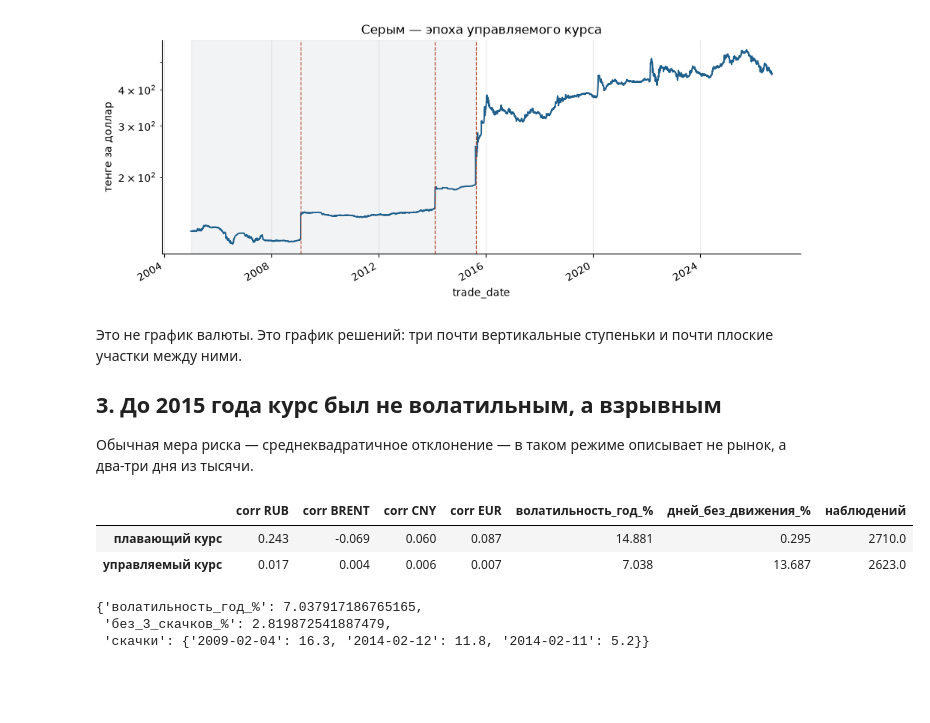
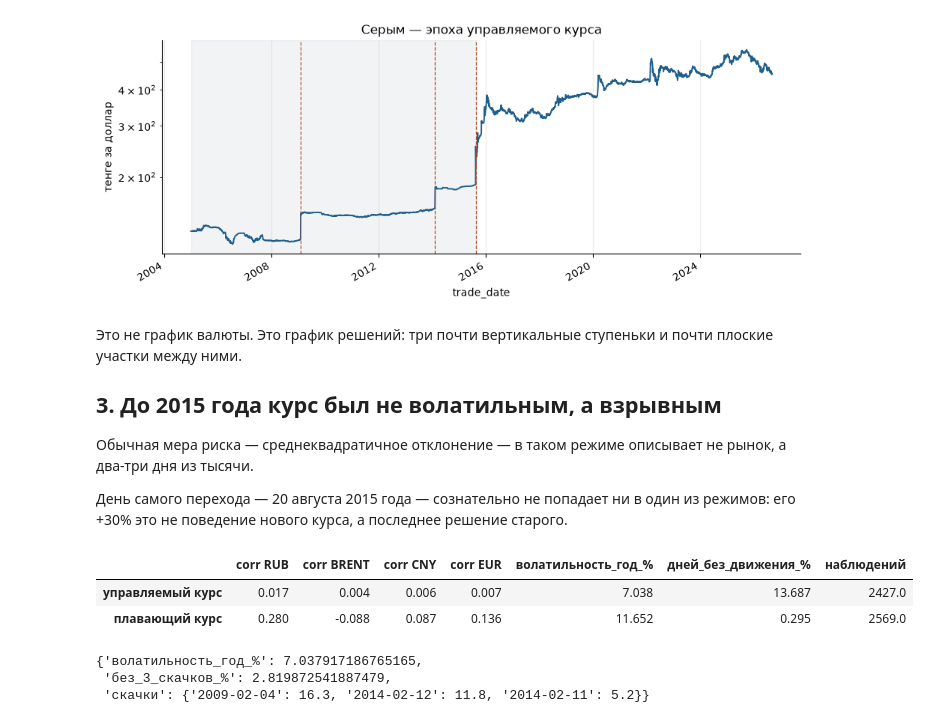
Before and after one commit to BakdauletBolatA/tenge-fx-analysis, a Jupyter notebook: notebooks/02_oil_and_regimes.ipynb, the cells around one changed output. Drawn from its saved outputs; the diff is of its cells as text; code cells hidden in the pictures; blank space fills up the shorter version.

Commit message:
notebook: rerun after the regime split fix

```diff
--- a/notebooks/02_oil_and_regimes.ipynb
+++ b/notebooks/02_oil_and_regimes.ipynb
@@ -60,8 +60,11 @@ prices = features.attach_brent(
     features.to_trading_date(features.to_usd_base(wide, currencies=codes)), brent
 )
 rets = features.log_returns(prices)
-labels = features.regime(rets.index)
-labels.value_counts()
+by_regime = {
+    name: features.log_returns(chunk)
+    for name, chunk in features.split_by_regime(prices).items()
+}
+{name: len(r) for name, r in by_regime.items()}
 # %% [output]
   нефть покрывает 96.6% торговых дней
   обнуляю доходность через разрывы календаря: ['2010-03-25', '2011-03-24', '2012-03-26', '2013-03-26', '2014-01-06', '2014-03-26', '2015-03-26', '2016-03-24', '2017-03-24', '2018-03-26', '2019-03-26', ...
@@ -91,11 +94,13 @@ plt.show()
 
 Обычная мера риска — среднеквадратичное отклонение — в таком режиме
 описывает не рынок, а два-три дня из тысячи.
+
+День самого перехода — 20 августа 2015 года — сознательно не попадает ни в один из режимов: его +30% это не поведение нового курса, а последнее решение старого.
 # %%
-regimes = A.regime_table(rets, labels, "KZT", ["RUB", "BRENT", "CNY", "EUR"])
+regimes = A.regime_table(by_regime, "KZT", ["RUB", "BRENT", "CNY", "EUR"])
 regimes.round(3)
 # %% [output]
 |  | corr RUB | corr BRENT | corr CNY | corr EUR | волатильность_год_% | дней_без_движения_% | наблюдений |
-| плавающий курс | 0.243 | -0.069 | 0.060 | 0.087 | 14.881 | 0.295 | 2710.0 |
-| управляемый курс | 0.017 | 0.004 | 0.006 | 0.007 | 7.038 | 13.687 | 2623.0 |
+| управляемый курс | 0.017 | 0.004 | 0.006 | 0.007 | 7.038 | 13.687 | 2427.0 |
+| плавающий курс | 0.280 | -0.088 | 0.087 | 0.136 | 11.652 | 0.295 | 2569.0 |
 # %%
```
Also changed, not shown: parts of 6 cells of this notebook.
